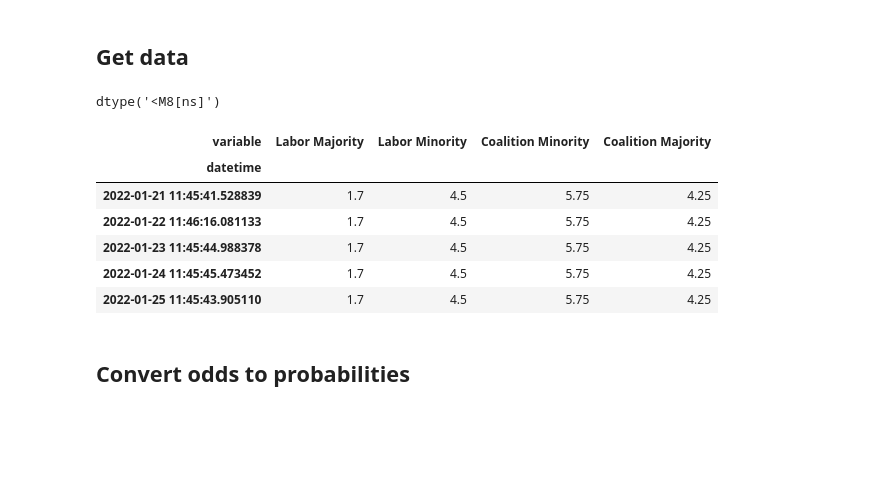
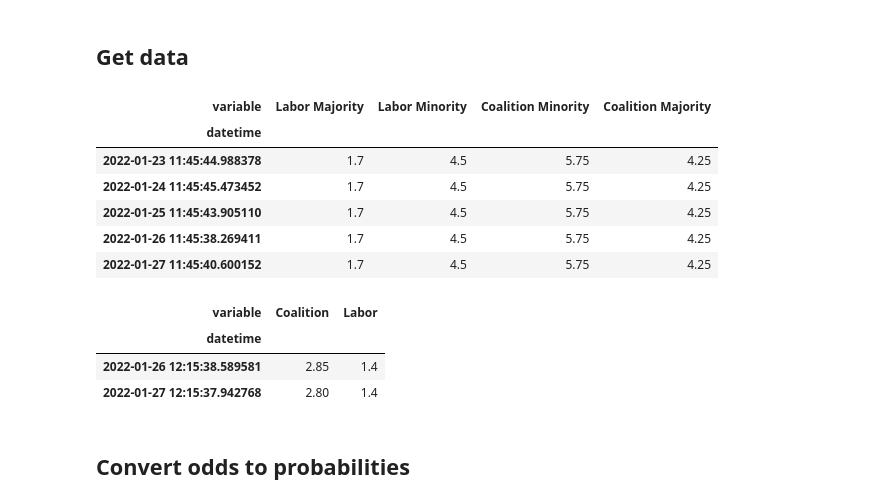
Before and after one commit to bpalmer4/Australian-Federal-Election-2022, a Jupyter notebook: notebooks/Betting markets - chart election winner at sportsbet.ipynb, the cells around one changed output. Cells and saved outputs as stored; diff of their text form; code cells hidden in the pictures; blank space fills up the shorter version.

```diff
--- a/notebooks/Betting markets - chart election winner at sportsbet.ipynb
+++ b/notebooks/Betting markets - chart election winner at sportsbet.ipynb
@@ -30,30 +30,39 @@ plt.style.use('./markgraph.mplstyle')
 # %% [markdown]
 ## Get data
 # %%
+# type of parliament
 FILE = '../historical-data/sportsbet-2022-type-of-parliament.csv'
-df = pd.read_csv(FILE, na_values = '-', parse_dates=['datetime'])
-df = df.pivot(index='datetime', columns='variable', values='value').sort_index(ascending=True)
-del df['Any Other']
+top = pd.read_csv(FILE, na_values = '-', parse_dates=['datetime'])
+top = top.pivot(index='datetime', columns='variable', values='value').sort_index(ascending=True)
+del top['Any Other'] # ignore longshot bias
-# %%
-df.index.dtype
-# %% [output]
-dtype('<M8[ns]')
 # %%
 # Fix up column names
 names = {
     'Liberal/National Coalition Majority': 'Coalition Majority',
     'Liberal/National Coalition Minority': 'Coalition Minority',
 }
 order = ['Labor Majority', 'Labor Minority', 'Coalition Minority', 'Coalition Majority',]
-df = df.rename(columns=names)[order]
-df.tail()
+top = top.rename(columns=names)[order]
+top.tail()
 # %% [output]
 | variable | Labor Majority | Labor Minority | Coalition Minority | Coalition Majority |
 | datetime |  |  |  |  |
-| 2022-01-21 11:45:41.528839 | 1.7 | 4.5 | 5.75 | 4.25 |
-| 2022-01-22 11:46:16.081133 | 1.7 | 4.5 | 5.75 | 4.25 |
 | 2022-01-23 11:45:44.988378 | 1.7 | 4.5 | 5.75 | 4.25 |
 | 2022-01-24 11:45:45.473452 | 1.7 | 4.5 | 5.75 | 4.25 |
 | 2022-01-25 11:45:43.905110 | 1.7 | 4.5 | 5.75 | 4.25 |
+| 2022-01-26 11:45:38.269411 | 1.7 | 4.5 | 5.75 | 4.25 |
+| 2022-01-27 11:45:40.600152 | 1.7 | 4.5 | 5.75 | 4.25 |
+# %%
+# election winner
+FILE = '../historical-data/sportsbet-2022-election-winner.csv'
+ew = pd.read_csv(FILE, na_values = '-', parse_dates=['datetime'])
+ew = ew.pivot(index='datetime', columns='variable', values='value').sort_index(ascending=True)
+del ew['Any Other'] # ignore longshot bias
+ew.tail()
+# %% [output]
+| variable | Coalition | Labor |
+| datetime |  |  |
+| 2022-01-26 12:15:38.589581 | 2.85 | 1.4 |
+| 2022-01-27 12:15:37.942768 | 2.80 | 1.4 |
 # %% [markdown]
 ## Convert odds to probabilities
```
Also changed, not shown: parts of 11 cells of this notebook, 4 other files.
